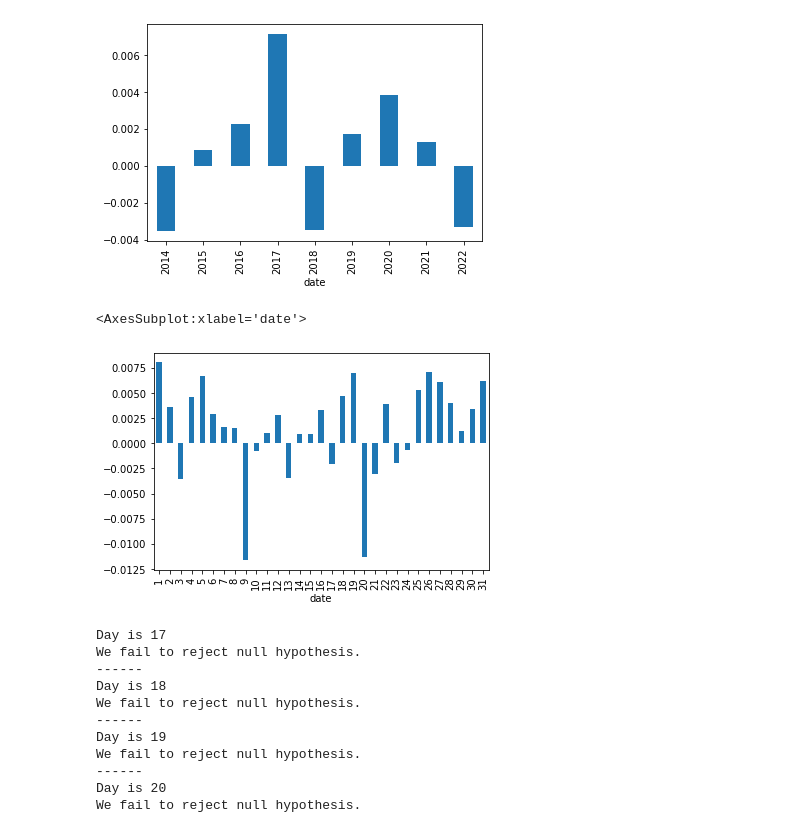
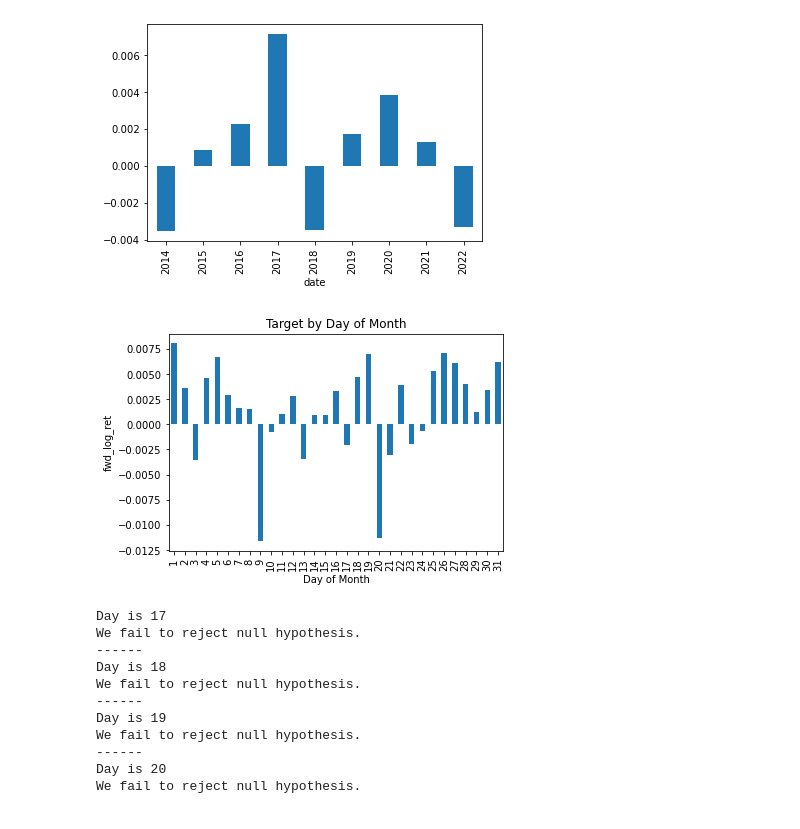
Before and after one commit to FinancialForecasters/financial_forecaster, a Jupyter notebook: waterman_explore.ipynb, the cells around one changed output. Cells and saved outputs as stored; diff of their text form; code cells hidden in the pictures.

```diff
--- a/waterman_explore.ipynb
+++ b/waterman_explore.ipynb
@@ -188,9 +188,12 @@ y.groupby(y.index.year).mean().plot.bar()
 [figure]
 # %%
 y.groupby(y.index.day).mean().plot.bar()
+plt.ylabel('fwd_log_ret')
+plt.xlabel('Day of Month')
+plt.title('Target by Day of Month')
+plt.show()
 # %% [output]
-<AxesSubplot:xlabel='date'>
-[figure, old version]
+[figure, new version]
 # %%
 # H0: Mean of {day} fwd_log_ret <= mean of all fwd_log_ret
 # HA: Mean of {day} fwd_log_ret > mean of all fwd_log_ret
```
Also changed, not shown: parts of 7 cells of this notebook.
